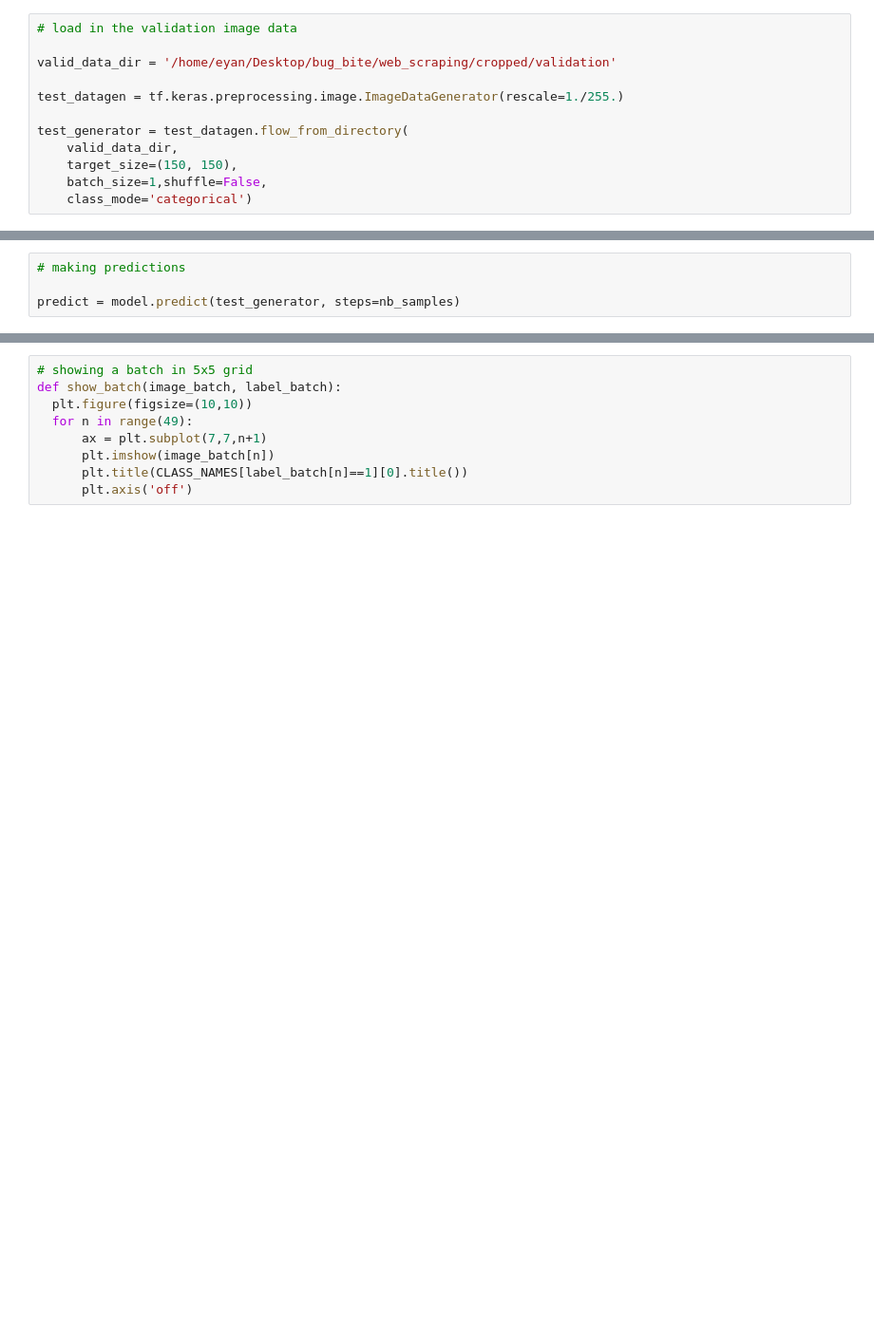
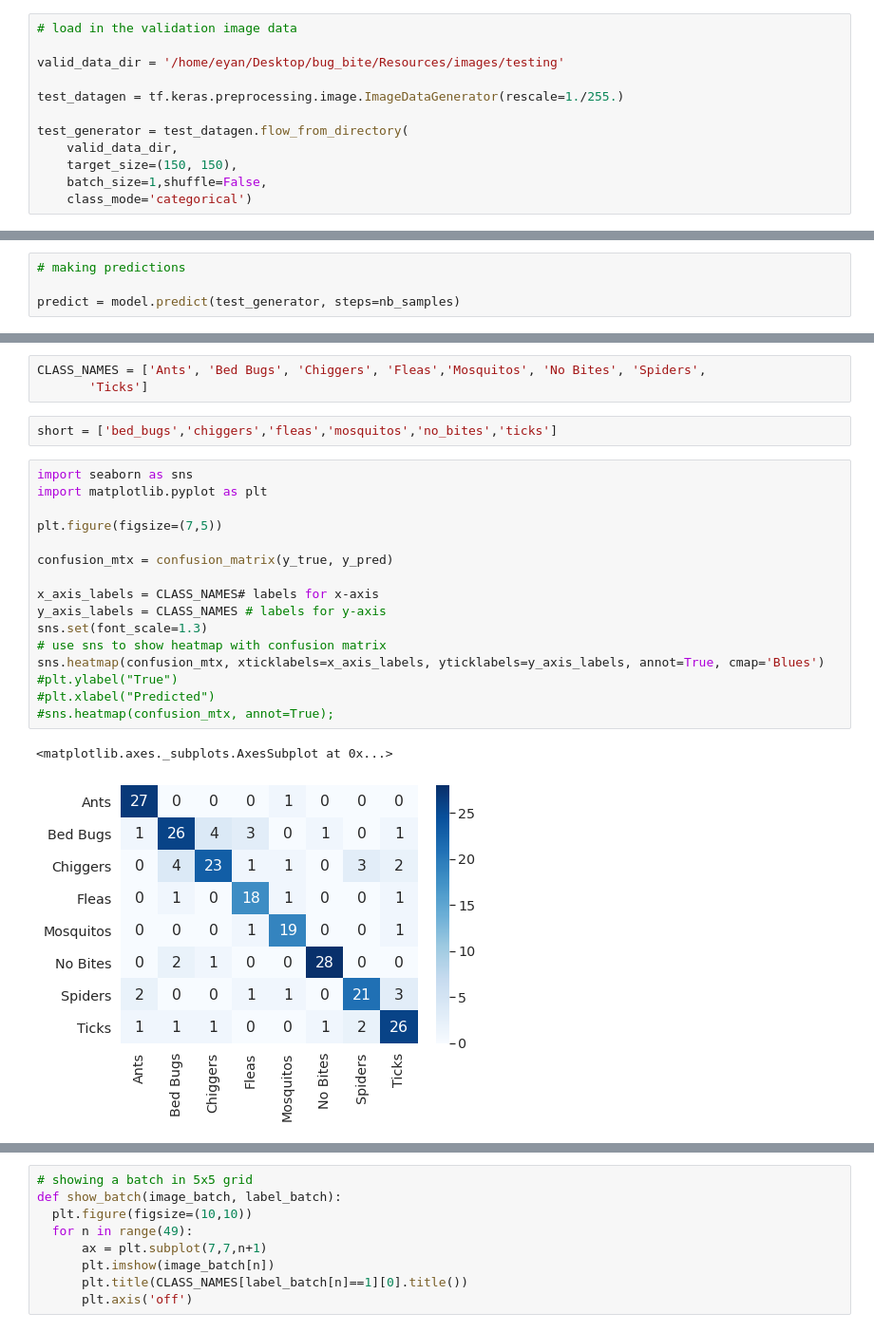
Before and after one commit to eyyeung/bugbite_ID, a Jupyter notebook: TensorFlow_Keras_LIME/Looking_at_wrong_predictions_V3.ipynb, the cells around one changed output, grey strips where cells are left out. Shown at 95% size. Drawn from its saved outputs; the diff is of its cells as text; blank space fills up the shorter version.

```diff
--- a/TensorFlow_Keras_LIME/Looking_at_wrong_predictions_V3.ipynb
+++ b/TensorFlow_Keras_LIME/Looking_at_wrong_predictions_V3.ipynb
@@ -7,7 +8,7 @@ from tensorflow import keras
 # %%
 # load in the validation image data
 
-valid_data_dir = '/home/eyan/Desktop/bug_bite/web_scraping/cropped/validation'
+valid_data_dir = '/home/eyan/Desktop/bug_bite/Resources/images/testing'
 
 test_datagen = tf.keras.preprocessing.image.ImageDataGenerator(rescale=1./255.)
 
@@ -80,0 +89,24 @@ print(confusion_matrix(y_true, y_pred))
+# %%
+CLASS_NAMES = ['Ants', 'Bed Bugs', 'Chiggers', 'Fleas','Mosquitos', 'No Bites', 'Spiders',
+       'Ticks']
+# %%
+short = ['bed_bugs','chiggers','fleas','mosquitos','no_bites','ticks']
+# %%
+import seaborn as sns
+import matplotlib.pyplot as plt
+
+plt.figure(figsize=(7,5))
+
+confusion_mtx = confusion_matrix(y_true, y_pred)
+
+x_axis_labels = CLASS_NAMES# labels for x-axis
+y_axis_labels = CLASS_NAMES # labels for y-axis
+sns.set(font_scale=1.3)
+# use sns to show heatmap with confusion matrix
+sns.heatmap(confusion_mtx, xticklabels=x_axis_labels, yticklabels=y_axis_labels, annot=True, cmap='Blues')
+#plt.ylabel("True")
+#plt.xlabel("Predicted")
+#sns.heatmap(confusion_mtx, annot=True);
+# %% [output]
+<matplotlib.axes._subplots.AxesSubplot at 0x...>
+[figure, added]
```
Also changed, not shown: parts of 41 cells of this notebook, 29 other files.
